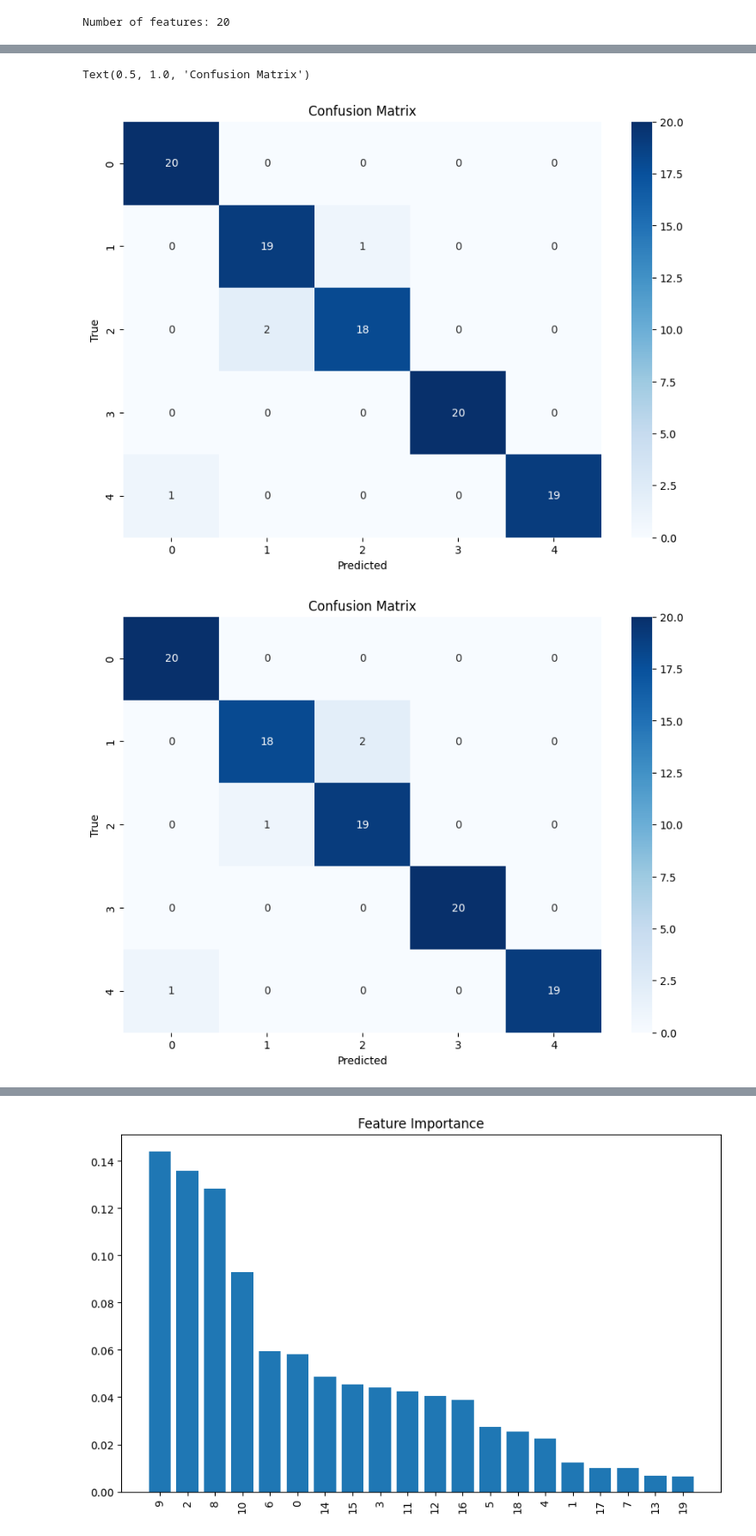
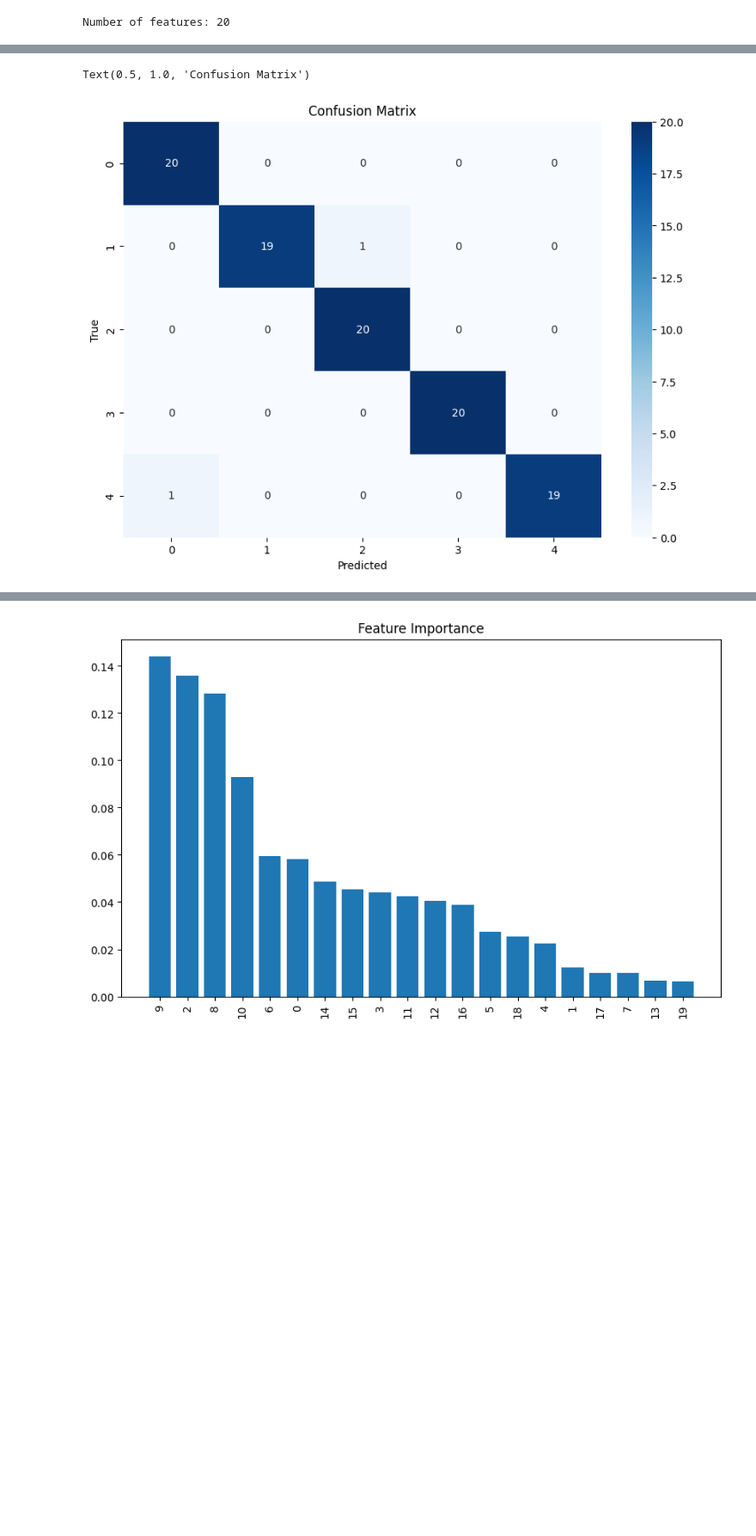
Before and after one commit to clementgilli/Cardiac-Pathology-Prediction, a Jupyter notebook: worksheet.ipynb, the cells around one changed output, grey strips where cells are left out. Shown: that part at 86% size. Cells and saved outputs as stored; diff of their text form; code cells hidden in the pictures; blank space fills up the shorter version.

```diff
--- a/worksheet.ipynb
+++ b/worksheet.ipynb
@@ -57,12 +65,22 @@ rf_params_grid = {
 gnb_params_grid = {
     "var_smoothing": [1e-9, 1e-10,1e-8]
 }
+
+xgb_params_grid = {
+    "n_estimators": [1000],
+    "max_depth": [None],
+    "learning_rate": [0.01, 0.1],
+    "min_child_weight": randint(1, 10),
+    "max_leaves": randint(1, 10),
+    "subsample": [0.8, 1.0],
+    "random_state": [0],
+}
 # %%
 clfs = []
 if TRAIN:
-    for clf, params, name in zip([SVC(random_state=0,probability=True), RandomForestClassifier(random_state=0), GaussianNB()], [svm_params_grid, rf_params_grid, gnb_params_grid], ["svm", "rf", "gnb"]):
+    for clf, params, name in zip([SVC(random_state=0,probability=True), RandomForestClassifier(random_state=0), GaussianNB(), XGBClassifier()], [svm_params_grid, rf_params_grid, gnb_params_grid, xgb_params_grid], ["svm", "rf", "gnb", "xgb"]):
         print(f"Training {name}")
-        if name == "rf":
+        if name == "rf" or name == "xgb":
             grid = RandomizedSearchCV(clf, params, n_iter=50, cv=StratifiedKFold(n_splits=5, shuffle=True, random_state=0), n_jobs=-1)
         else:
             grid = GridSearchCV(clf, params, cv=StratifiedKFold(n_splits=5, shuffle=True, random_state=0), n_jobs=-1,)
@@ -74,7 +92,8 @@ if TRAIN:
         print("\n")
 
 else:
-    svm = SVC(C=100, gamma=0.001, kernel='rbf', probability=True, random_state=0)
-    rf = RandomForestClassifier(n_estimators=1000, max_depth=None, min_samples_split=10, min_samples_leaf=7, max_features="log2", criterion='entropy', bootstrap=True, random_state=0)
-    gnb = GaussianNB(var_smoothing=1e-9)
-    clfs = [('svm', svm), ('rf', rf), ('gnb', gnb)]
+    svm = SVC(**json.load(open("saves/svm_params.json", "r")))
+    rf = RandomForestClassifier(**json.load(open("saves/rf_params.json", "r")))
+    gnb = GaussianNB(**json.load(open("saves/gnb_params.json", "r")))
+    xgb = XGBClassifier(**json.load(open("saves/xgb_params.json", "r")))
+    clfs = [('svm', svm), ('rf', rf), ('gnb', gnb), ('xgb', xgb)]
@@ -118,7 +101,7 @@ def objective(trial, X, y):
 if TRAIN:
 
     study = optuna.create_study(direction="maximize")
-    study.optimize(lambda t:objective(t,X=X,y=y), n_trials=10)
+    study.optimize(lambda t:objective_mlp_opti(t,X=X,y=y), n_trials=10)
 
     best_params = study.best_params
     best_params["hidden_layer_sizes"] = tuple(map(int, best_params["hidden_layer_sizes"].split("-")))
@@ -134,6 +117,5 @@ if TRAIN:
         clfs[3] = ('mlp', best_mlp)
 
 else:
-    params = {'alpha': 3.077003950417802e-06, 'solver': 'adam', 'activation': 'tanh', 'learning_rate': 'constant', 'learning_rate_init': 0.015093070624075637, 'early_stopping': False, 'hidden_layer_sizes': (100,100)}
-    best_mlp = MLPClassifier(**params, max_iter=1000, random_state=0)
+    best_mlp = MLPClassifier(**json.load(open("saves/mlp_params.json", "r")))
     clfs.append(('mlp', best_mlp))
@@ -212,34 +145,0 @@ def predictions(X, y, X_test, clfs, mlp_expert, voting='hard'):
-# %%
-cms = np.zeros((len(set(y)), len(set(y)),2), dtype=int)
-eclf = VotingClassifier(estimators=clfs, voting='hard')
-
-kf = StratifiedKFold(n_splits=5)
-for train_index, test_index in kf.split(X, y):
-    X_train, X_val = X[train_index], X[test_index]
-    y_train, y_val = y[train_index], y[test_index]
-
-    eclf.fit(X_train, y_train)
-    y_pred = eclf.predict(X_val)
-    cm1 = confusion_matrix(y_val, y_pred)
-    y_pred = stage2(X_train, y_train, X_val, y_pred, mlp_expert=best_mlp_2)
-    cm2 = confusion_matrix(y_val, y_pred)
-    cms[:,:,0] += cm1
-    cms[:,:,1] += cm2
-
-plt.figure(figsize=(10, 7))
-sns.heatmap(cms[:,:,0], annot=True, fmt='d', cmap='Blues', xticklabels=set(y), yticklabels=set(y))
-#sns.heatmap(cms[1:3, 1:3, 0], annot=True, cmap="Reds")
-plt.xlabel('Predicted')
-plt.ylabel('True')
-plt.title('Confusion Matrix')
-
-plt.figure(figsize=(10, 7))
-sns.heatmap(cms[:,:,1], annot=True, fmt='d', cmap='Blues', xticklabels=set(y), yticklabels=set(y))
-#sns.heatmap(cms[1:3, 1:3, 1], annot=True, cmap="Greens")
-plt.xlabel('Predicted')
-plt.ylabel('True')
-plt.title('Confusion Matrix')
-# %% [output]
-Text(0.5, 1.0, 'Confusion Matrix')
-[figure, removed]
-[figure, removed]
@@ -247,0 +146,13 @@ y_pred = predictions(X, y, X_test, clfs, mlp_expert=best_mlp_2, voting="hard")
+# %%
+y_pred_soft = cross_val_predict(eclf_hard, X, y, cv=StratifiedKFold(n_splits=5, shuffle=True, random_state=0), n_jobs=-1)
+cm = confusion_matrix(y, y_pred_soft)
+
+plt.figure(figsize=(10, 7))
+sns.heatmap(cm, annot=True, fmt='d', cmap='Blues', xticklabels=set(y), yticklabels=set(y))
+#sns.heatmap(cms[1:3, 1:3, 0], annot=True, cmap="Reds")
+plt.xlabel('Predicted')
+plt.ylabel('True')
+plt.title('Confusion Matrix')
+# %% [output]
+Text(0.5, 1.0, 'Confusion Matrix')
+[figure, added]
```
Also changed, not shown: parts of 31 cells of this notebook, 3 other files.
